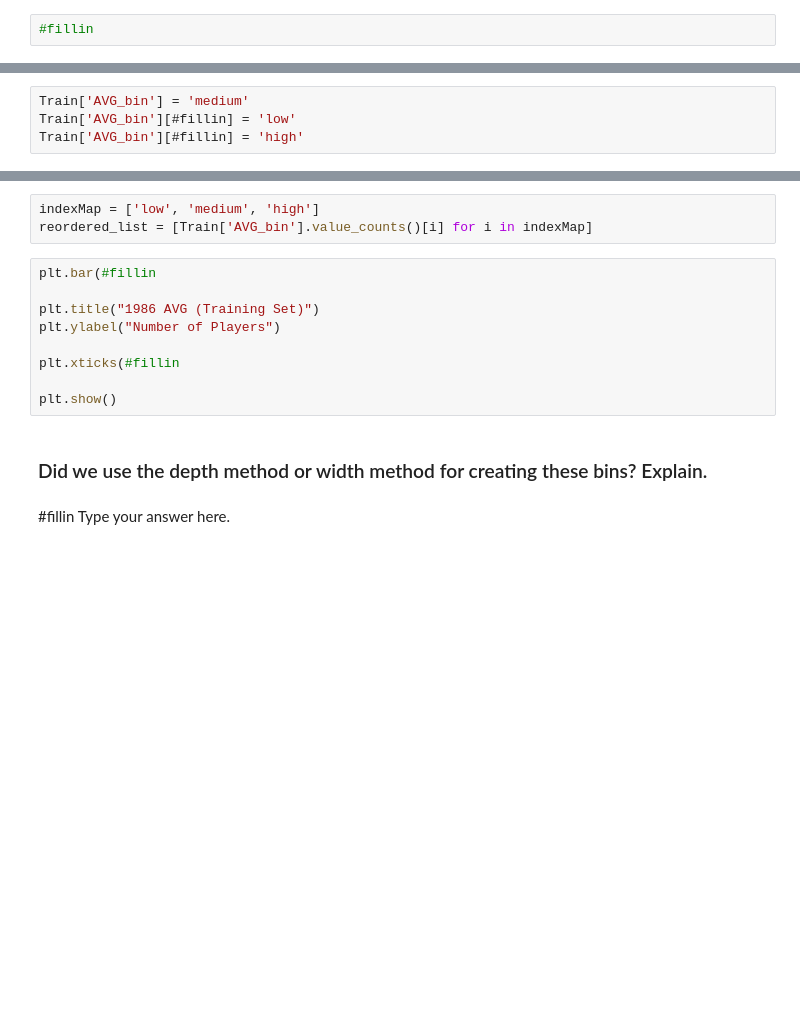
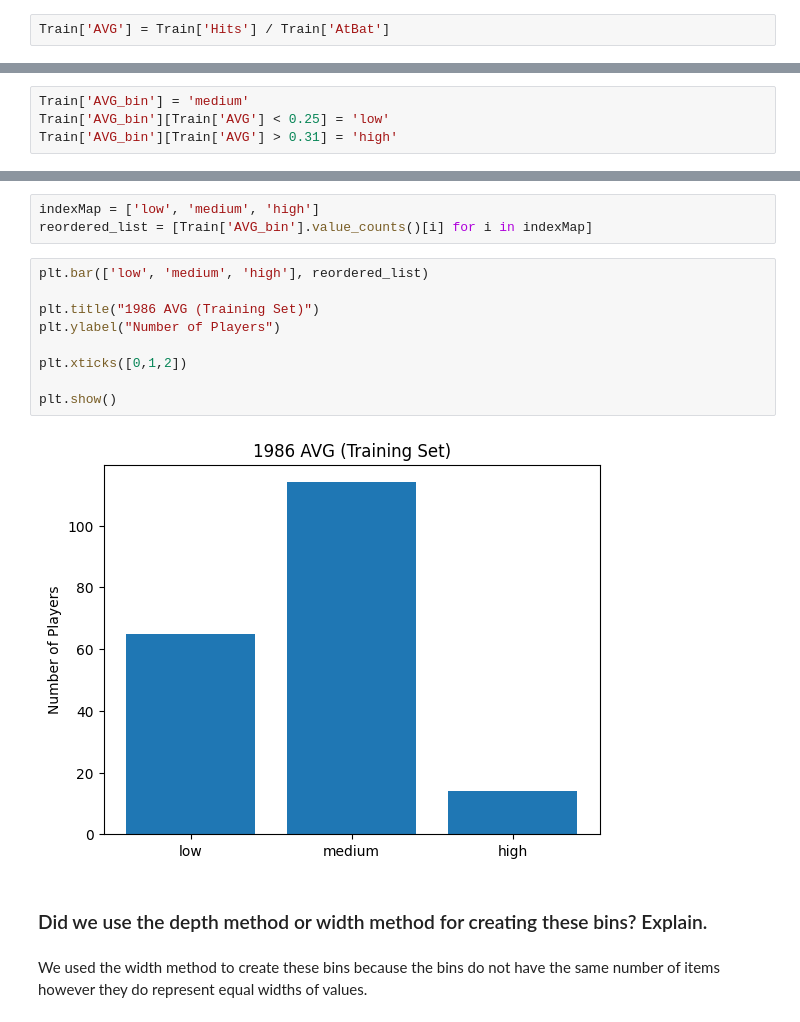
Before and after one commit to lmilun/code_2600, a Jupyter notebook: mod03_eda.ipynb, the cells around one changed output, grey strips where cells are left out. Drawn from its saved outputs; the diff is of its cells as text; blank space fills up the shorter version.

```diff
--- a/mod03_eda.ipynb
+++ b/mod03_eda.ipynb
@@ -203,10 +216,10 @@ Totals = [TotHits, TotWalks, TotAtBat-TotHits-TotWalks]
 # %% [markdown]
 ### The previous two cells gave us totals across all players. For each player in the training set, calculate the Hits as a percent of AtBat and store it in a new variable called 'AVG'
 # %%
-#fillin
+Train['AVG'] = Train['Hits'] / Train['AtBat']
 # %% [markdown]
 ### Using 0.25 and 0.31 as the split points, create a new variable with three bins: high, medium, and low.
 # %%
 Train['AVG_bin'] = 'medium'
-Train['AVG_bin'][#fillin] = 'low'
-Train['AVG_bin'][#fillin] = 'high'
+Train['AVG_bin'][Train['AVG'] < 0.25] = 'low'
+Train['AVG_bin'][Train['AVG'] > 0.31] = 'high'
@@ -220,15 +248,17 @@ Notice that the order of the bars will be medium, low, high. That's counterintui
 indexMap = ['low', 'medium', 'high']
 reordered_list = [Train['AVG_bin'].value_counts()[i] for i in indexMap]
 # %%
-plt.bar(#fillin
+plt.bar(['low', 'medium', 'high'], reordered_list)
 
 plt.title("1986 AVG (Training Set)")
 plt.ylabel("Number of Players")
 
-plt.xticks(#fillin
+plt.xticks([0,1,2])
 
 plt.show()
+# %% [output]
+[figure, added]
 # %% [markdown]
 ### Did we use the depth method or width method for creating these bins? Explain.
 # %% [markdown]
-#fillin Type your answer here.
+We used the width method to create these bins because the bins do not have the same number of items however they do represent equal widths of values.
```
Also changed, not shown: parts of 5 cells of this notebook.
